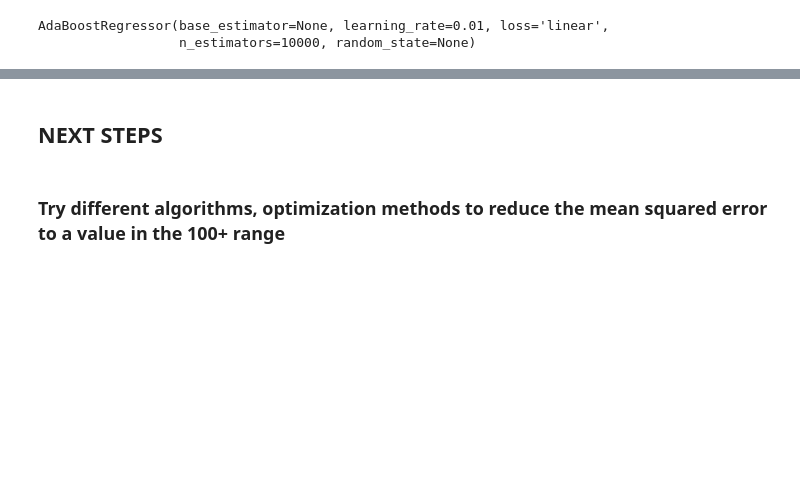
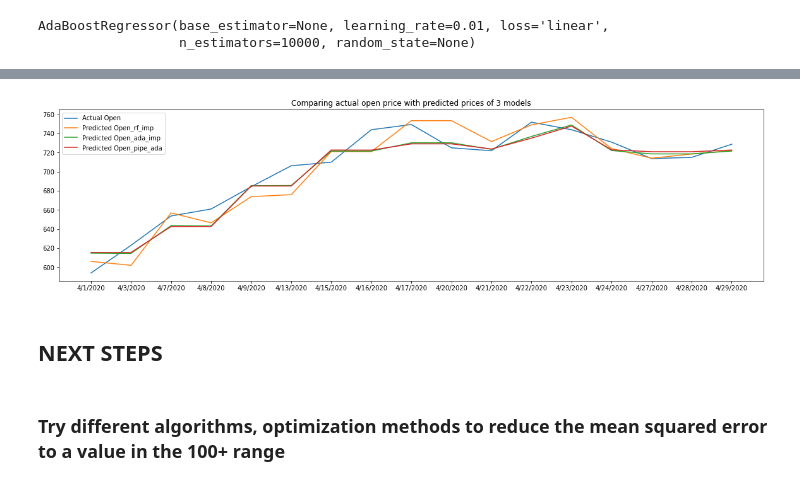
Before and after one commit to Krishnap641/data-science, a Jupyter notebook: escorts_ensemble_models.ipynb, the cells around one changed output, grey strips where cells are left out. Drawn from its saved outputs; the diff is of its cells as text; code cells hidden in the pictures; blank space fills up the shorter version.

```diff
--- a/escorts_ensemble_models.ipynb
+++ b/escorts_ensemble_models.ipynb
@@ -242,2 +256,13 @@ es_test.head(10)
+# %%
+plt.figure(figsize=(20,5))
+plt.plot(es_test['Date'],es_test['Actual Open'],label='Actual Open')
+plt.plot(es_test['Date'],es_test['Predicted Open_rf_imp'],label='Predicted Open_rf_imp')
+plt.plot(es_test['Date'],es_test['Predicted Open_ada_imp'],label='Predicted Open_ada_imp')
+plt.plot(es_test['Date'],es_test['Predicted Open_pipe_ada'],label='Predicted Open_pipe_ada')
+plt.legend()
+plt.title("Comparing actual open price with predicted prices of 3 models")
+plt.show()
+# %% [output]
+[figure, added]
 # %%
 # save the optimised model
```
Also changed, not shown: parts of 14 cells of this notebook.
